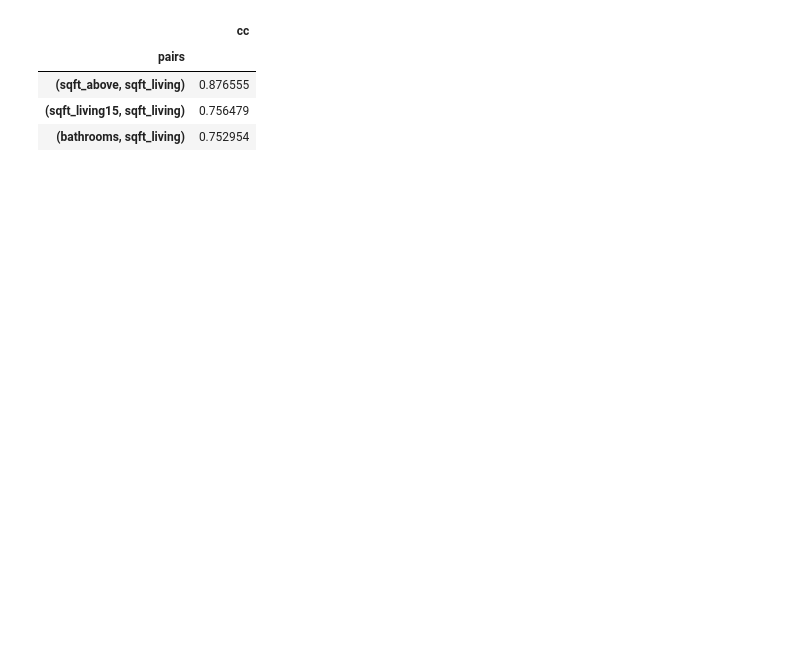
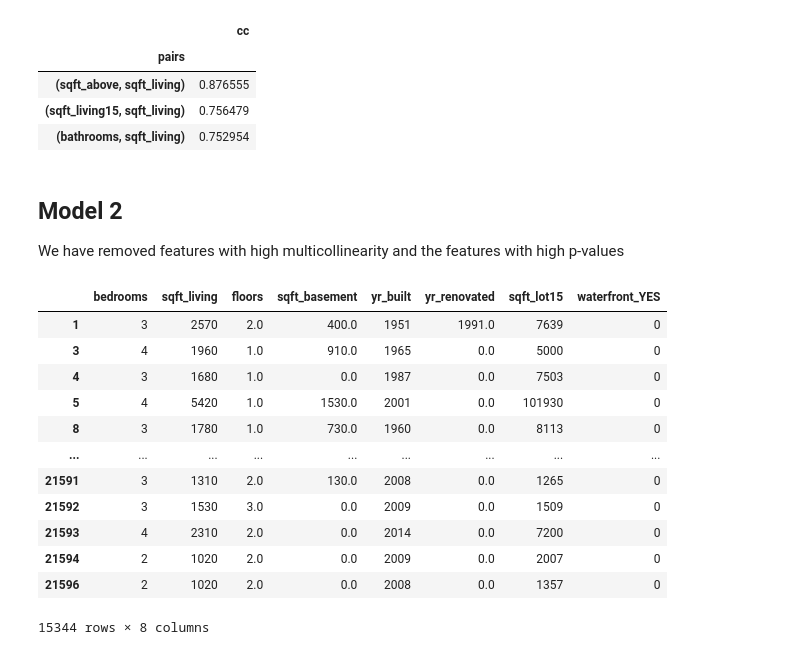
Before and after one commit to WatiriVivian/Phase2-DataScience-Project, a Jupyter notebook: student.ipynb, the cells around one changed output. Drawn from its saved outputs; the diff is of its cells as text; code cells hidden in the pictures; blank space fills up the shorter version.

```diff
--- a/student.ipynb
+++ b/student.ipynb
@@ -425,10 +461 @@ kingcounty_df.dtypes
 ### Seasonality and Price
-# %%
-kingcounty_df['date'] = pd.to_datetime(kingcounty_df['date'])
-#Extract the month from the date column and create a new column
-kingcounty_df['month'] = kingcounty_df['date'].dt.month
-#Map months to correspondng seasons
-season_mapping = {1: 'Winter', 2: 'Winter', 3: 'Spring', 4: 'Spring', 5: 'Spring', 6: 'Summer',
-                  7: 'Summer', 8: 'Summer', 9: 'Fall', 10: 'Fall', 11: 'Fall', 12: 'Winter'}
-kingcounty_df['season'] = kingcounty_df['month'].map(season_mapping)
-kingcounty_df
@@ -563,0 +587,22 @@ df[(df.cc>.75) & (df.cc <1)] #  checking for features that have a high multicoli
+# %% [markdown]
+## Model 2
+We have removed features with high multicollinearity and the features with high p-values
+# %%
+y = Multicollinearity_df["price"]
+
+X_2 =  X_baseline.drop(["sqft_above", "sqft_living15","bathrooms","sqft_lot"], axis=1)
+X_2
+# %% [output]
+|  | bedrooms | sqft_living | floors | sqft_basement | yr_built | yr_renovated | sqft_lot15 | waterfront_YES |
+| 1 | 3 | 2570 | 2.0 | 400.0 | 1951 | 1991.0 | 7639 | 0 |
+| 3 | 4 | 1960 | 1.0 | 910.0 | 1965 | 0.0 | 5000 | 0 |
+| 4 | 3 | 1680 | 1.0 | 0.0 | 1987 | 0.0 | 7503 | 0 |
+| 5 | 4 | 5420 | 1.0 | 1530.0 | 2001 | 0.0 | 101930 | 0 |
+| 8 | 3 | 1780 | 1.0 | 730.0 | 1960 | 0.0 | 8113 | 0 |
+| ... | ... | ... | ... | ... | ... | ... | ... | ... |
+| 21591 | 3 | 1310 | 2.0 | 130.0 | 2008 | 0.0 | 1265 | 0 |
+| 21592 | 3 | 1530 | 3.0 | 0.0 | 2009 | 0.0 | 1509 | 0 |
+| 21593 | 4 | 2310 | 2.0 | 0.0 | 2014 | 0.0 | 7200 | 0 |
+| 21594 | 2 | 1020 | 2.0 | 0.0 | 2009 | 0.0 | 2007 | 0 |
+| 21596 | 2 | 1020 | 2.0 | 0.0 | 2008 | 0.0 | 1357 | 0 |
+15344 rows × 8 columns
```
Also changed, not shown: parts of 17 cells of this notebook.
